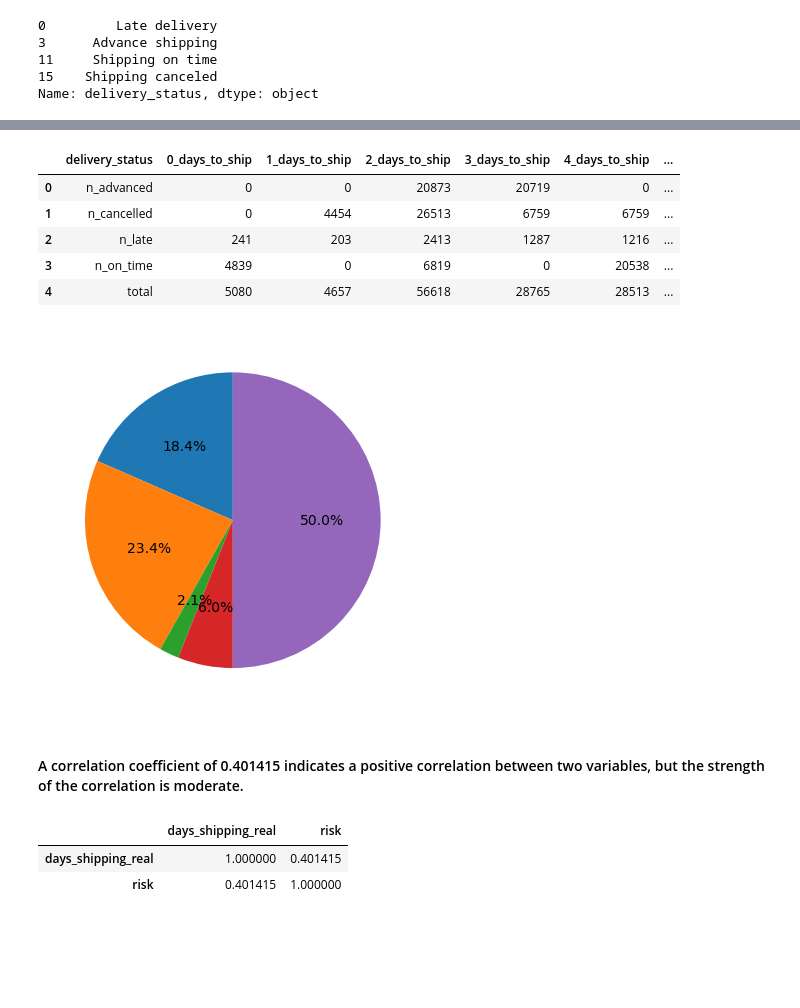
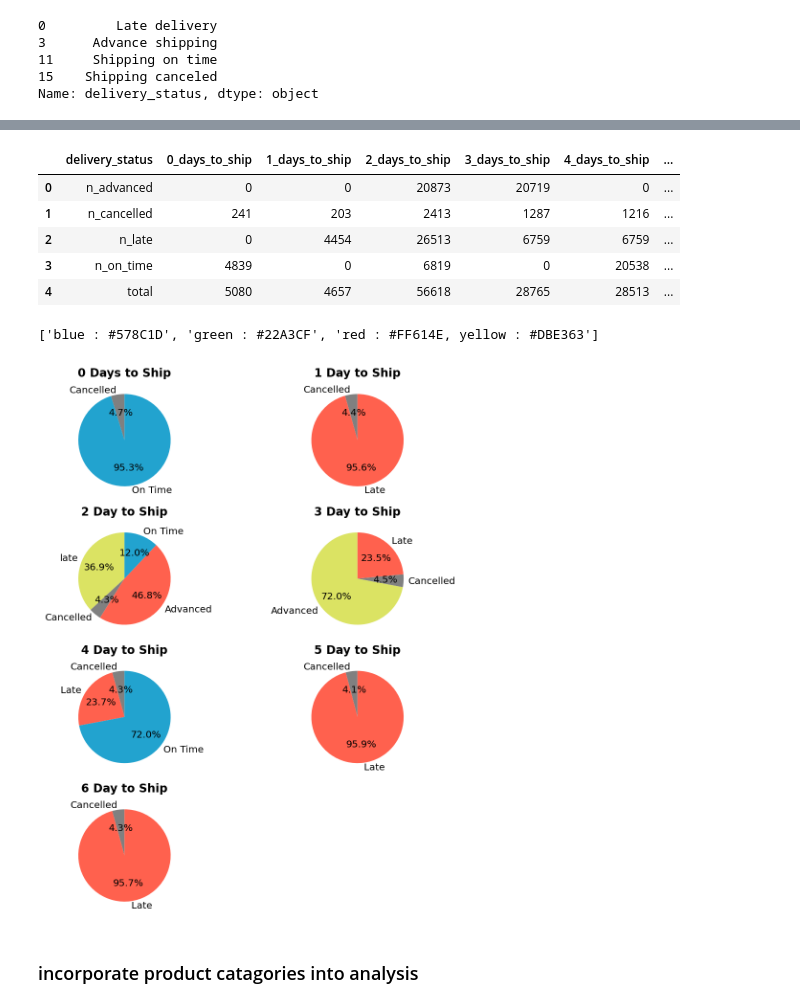
Before and after one commit to occampos/Supply-Chain-Analysis, a Jupyter notebook: analysis/sc_analysis.ipynb, the cells around one changed output, grey strips where cells are left out. Saved outputs shown, nothing was run; the diff lists cells and outputs as text; code cells hidden in the pictures; blank space fills up the shorter version.

```diff
--- a/analysis/sc_analysis.ipynb
+++ b/analysis/sc_analysis.ipynb
@@ -93,3 +116,7 @@ sc_shipping['delivery_status'].drop_duplicates()
 11     Shipping on time
 15    Shipping canceled
 Name: delivery_status, dtype: object
+# %%
+shipping_pivot = sc_shipping.pivot_table(index='days_shipping_real', columns='delivery_status', aggfunc='size', fill_value=0).reset_index()
+shipping_pivot= shipping_pivot[['days_shipping_real', 'Advance shipping', 'Shipping canceled', 'Late delivery', 'Shipping on time']]
+shipping_pivot
@@ -96,5 +132,5 @@ Name: delivery_status, dtype: object
 # %%
-shipping_merge = sc_shipping.pivot_table(index='days_shipping_real', columns='delivery_status', aggfunc='size', fill_value=0).reset_index()
-shipping_merge.columns = ['days_shipping_real', 'n_advanced', 'n_cancelled', 'n_late', 'n_on_time']
-shipping_merge
+shipping_pivot.columns = ['days_shipping_real', 'n_advanced', 'n_cancelled', 'n_late', 'n_on_time']
+shipping_pivot = shipping_pivot[['days_shipping_real', 'n_advanced', 'n_on_time', 'n_late', 'n_cancelled']]
+shipping_pivot
 # %% [output]
@@ -151,0 +187,4 @@ for p in ax.patches:
+# %%
+shipping_merge = shipping_pivot.merge(total, on='days_shipping_real')
+shipping_merge = shipping_merge[['days_shipping_real', 'total', 'n_advanced', 'n_on_time', 'n_late', 'n_cancelled']]
+shipping_merge
@@ -185,23 +263,46 @@ shipping_pie
 # %% [output]
 |  | delivery_status | 0_days_to_ship | 1_days_to_ship | 2_days_to_ship | 3_days_to_ship | 4_days_to_ship | ... |
 | 0 | n_advanced | 0 | 0 | 20873 | 20719 | 0 | ... |
-| 1 | n_cancelled | 0 | 4454 | 26513 | 6759 | 6759 | ... |
-| 2 | n_late | 241 | 203 | 2413 | 1287 | 1216 | ... |
+| 1 | n_cancelled | 241 | 203 | 2413 | 1287 | 1216 | ... |
+| 2 | n_late | 0 | 4454 | 26513 | 6759 | 6759 | ... |
 | 3 | n_on_time | 4839 | 0 | 6819 | 0 | 20538 | ... |
 | 4 | total | 5080 | 4657 | 56618 | 28765 | 28513 | ... |
+# %%
+stains = ['blue : #578C1D', 'green : #22A3CF', 'red : #FF614E, yellow : #DBE363']
+stains
+# %% [output]
+['blue : #578C1D', 'green : #22A3CF', 'red : #FF614E, yellow : #DBE363']
 # %%
-plt.pie(shipping_pie['2_days_to_ship'], autopct='%1.1f%%', startangle=90)
+fig = plt.figure(figsize=(8, 10),dpi=144)
 
+ax1 = fig.add_subplot(4, 2, 1)
+ax1.pie(shipping_pie['0_days_to_ship'].drop(index=[4, 2, 0]), autopct='%1.1f%%', startangle=90, colors=['grey', '#22A3CF'], labels=['Cancelled', 'On Time'])
+ax1.set_title('0 Days to Ship', fontsize=12, fontweight='bold')
 
+ax2 = fig.add_subplot(4, 2, 2)
+ax2.pie(shipping_pie['1_days_to_ship'].drop(index=[4, 0, 3]), autopct='%1.1f%%', startangle=90, colors=['grey', '#FF614E'], labels=['Cancelled', 'Late'])
+ax2.set_title('1 Day to Ship', fontsize=12, fontweight='bold')
+
+ax3 = fig.add_subplot(4, 2, 3)
+ax3.pie(shipping_pie['2_days_to_ship'].drop(index=[4]), autopct='%1.1f%%', startangle=90, colors=['#DBE363', 'grey', '#FF614E', '#22A3CF'], labels=['late', 'Cancelled', 'Advanced', 'On Time'])
+ax3.set_title('2 Day to Ship', fontsize=12, fontweight='bold')
+
+ax4 = fig.add_subplot(4, 2, 4)
+ax4.pie(shipping_pie['3_days_to_ship'].drop(index=[4, 3]), autopct='%1.1f%%', startangle=90, colors=['#DBE363', 'grey', '#FF614E'], labels=['Advanced', 'Cancelled', 'Late',])
+ax4.set_title('3 Day to Ship', fontsize=12, fontweight='bold')
+
+ax5 = fig.add_subplot(4, 2, 5)
+ax5.pie(shipping_pie['4_days_to_ship'].drop(index=[4, 0]), autopct='%1.1f%%', startangle=90, colors=['grey', '#FF614E', '#22A3CF'], labels=['Cancelled', 'Late', 'On Time'])
+ax5.set_title('4 Day to Ship', fontsize=12, fontweight='bold')
+
+ax6 = fig.add_subplot(4, 2, 6)
+ax6.pie(shipping_pie['5_days_to_ship'].drop(index=[4, 0, 3]), autopct='%1.1f%%', startangle=90, colors=['grey', '#FF614E'], labels=['Cancelled', 'Late'])
+ax6.set_title('5 Day to Ship', fontsize=12, fontweight='bold')
+
+ax7 = fig.add_subplot(4, 2, 7)
+ax7.pie(shipping_pie['6_days_to_ship'].drop(index=[4, 0, 3]), autopct='%1.1f%%', startangle=90, colors=['grey', '#FF614E'], labels=['Cancelled', 'Late'])
+ax7.set_title('6 Day to Ship', fontsize=12, fontweight='bold')
 
 plt.show()
 # %% [output]
-[figure, old version]
+[figure, new version]
-# %% [markdown]
-#### A correlation coefficient of 0.401415 indicates a positive correlation between two variables, but the strength of the correlation is moderate.
-# %%
-sc_shipping[['days_shipping_real', 'risk']].corr()
-# %% [output]
-|  | days_shipping_real | risk |
-| days_shipping_real | 1.000000 | 0.401415 |
-| risk | 0.401415 | 1.000000 |
@@ -260,0 +309,2 @@ shipping_merge = shipping_merge[['days_shipping_real', 'total', 'n_advanced', 'p
+# %% [markdown]
+### incorporate product catagories into analysis
```
Also changed, not shown: parts of 70 cells of this notebook.
